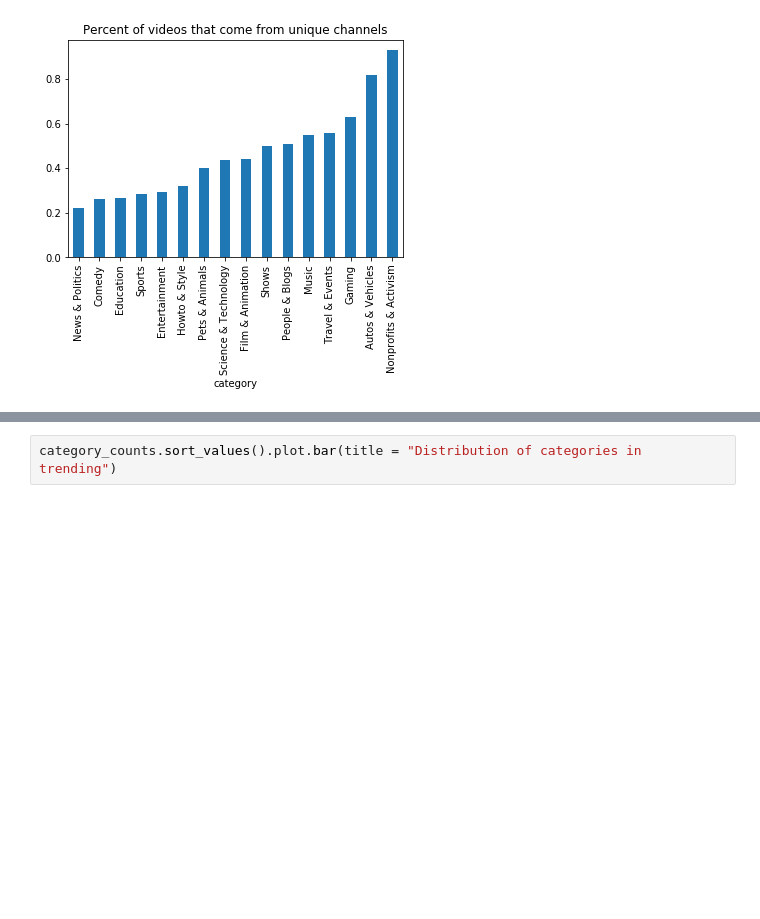
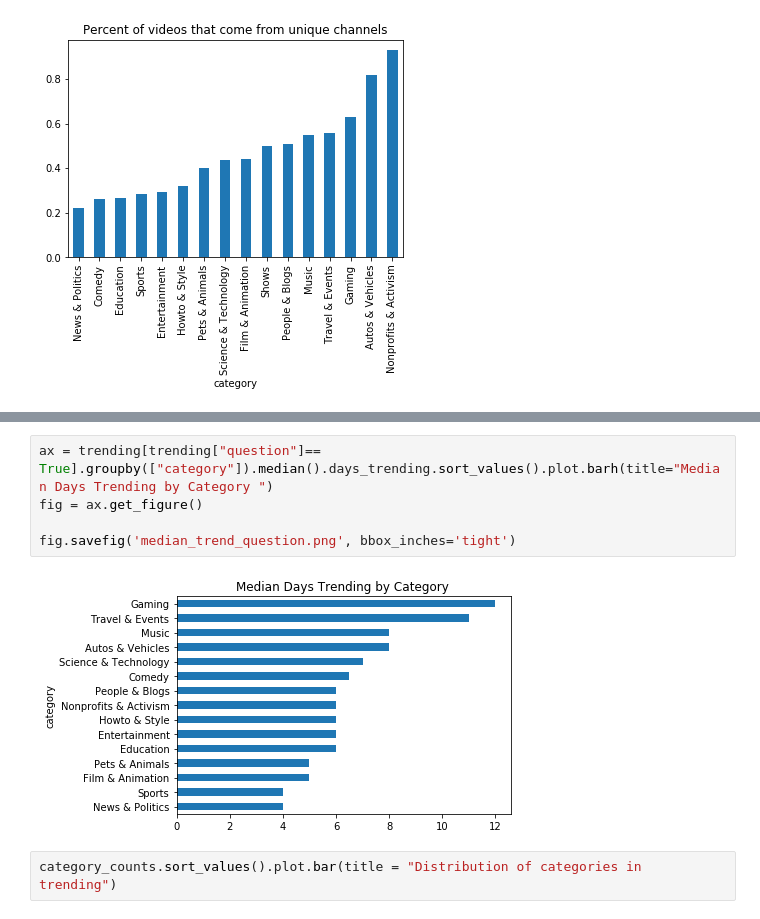
Before and after one commit to Ramin314/grad, a Jupyter notebook: notebooks/Research/research_matthew.ipynb, the cells around one changed output, grey strips where cells are left out. Saved outputs shown, nothing was run; the diff lists cells and outputs as text; blank space fills up the shorter version.

```diff
--- a/notebooks/Research/research_matthew.ipynb
+++ b/notebooks/Research/research_matthew.ipynb
@@ -141,3 +191,10 @@ category_unique = trending.groupby(["category"]).nunique().channel_title
+# %%
+ax = trending[trending["question"]== True].groupby(["category"]).median().days_trending.sort_values().plot.barh(title="Median Days Trending by Category ")
+fig = ax.get_figure()
+
+fig.savefig('median_trend_question.png', bbox_inches='tight')
+# %% [output]
+[figure, added]
 # %%
 category_counts.sort_values().plot.bar(title = "Distribution of categories in trending")
 # %% [output]
```
Also changed, not shown: parts of 3 cells of this notebook.
